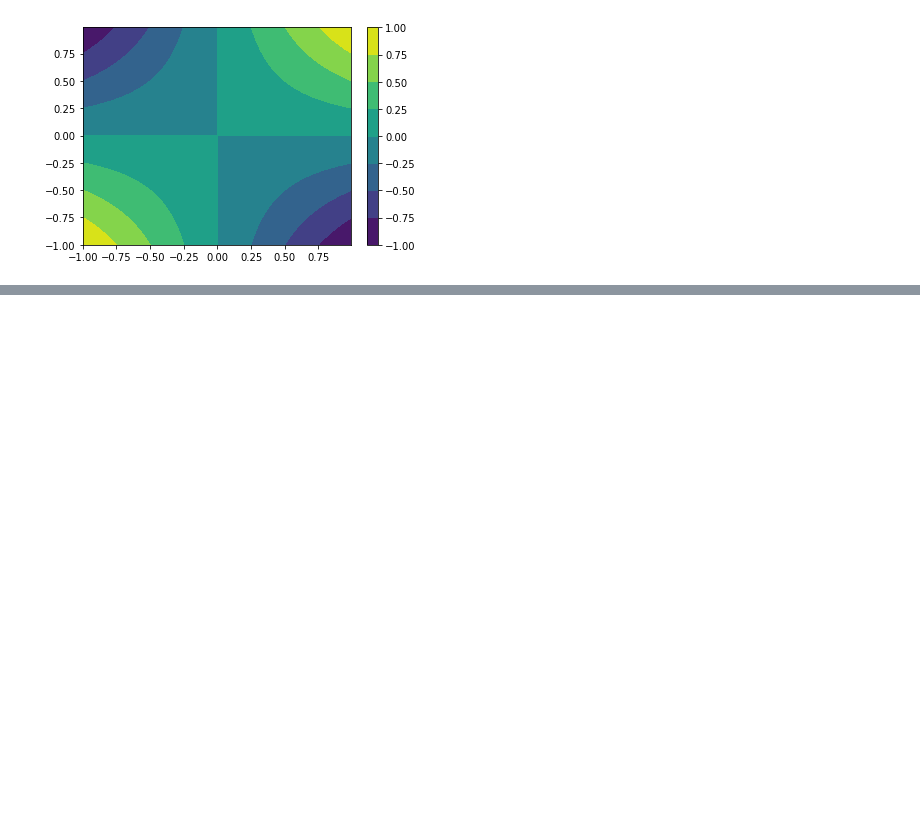
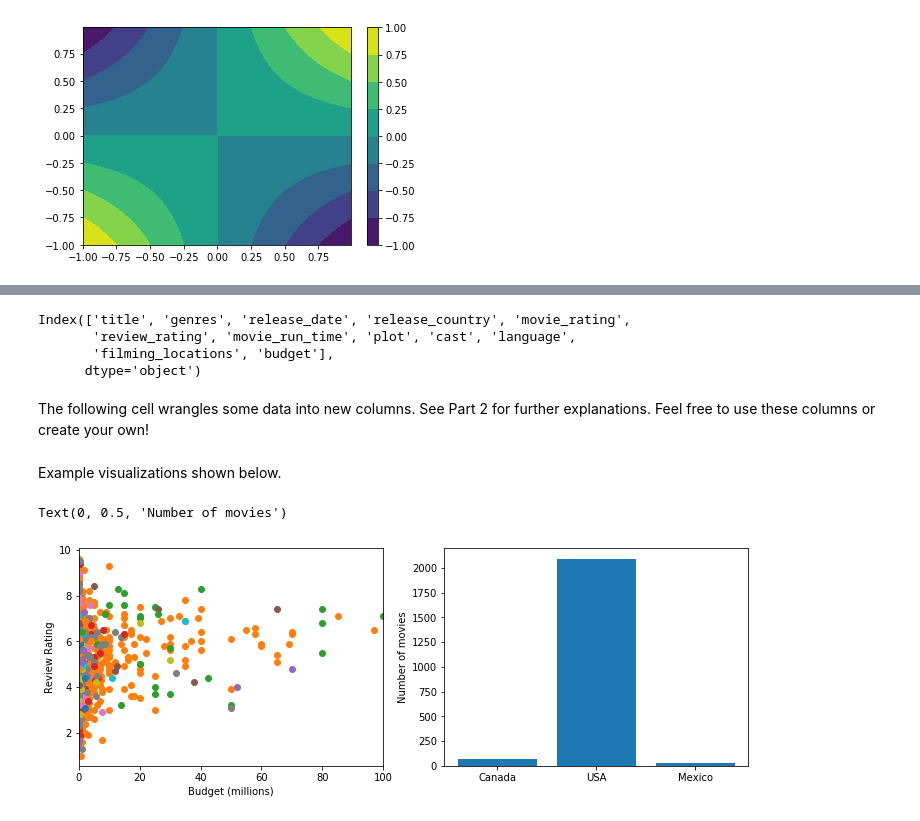
Before and after one commit to adasilva/AnatomyOfMatplotlib, a Jupyter notebook: Part3-Plotting_Methods_Overview.ipynb, the cells around one changed output, grey strips where cells are left out. Drawn from its saved outputs; the diff is of its cells as text; code cells hidden in the pictures; blank space fills up the shorter version.

Commit message:
add another example

```diff
--- a/Part3-Plotting_Methods_Overview.ipynb
+++ b/Part3-Plotting_Methods_Overview.ipynb
@@ -75 +58,20 @@ colorbar = fig.colorbar(mapped_data)
 </div>
+# %%
+import pandas as pd
+#df = pd.read_csv("https://raw.githubusercontent.com/rfordatascience/tidytuesday/master/data/2019/2019-10-22/horror_movies.csv")
+df = pd.read_csv("data/horror_movies.csv")
+df.columns
+# %% [output]
+Index(['title', 'genres', 'release_date', 'release_country', 'movie_rating',
+       'review_rating', 'movie_run_time', 'plot', 'cast', 'language',
+       'filming_locations', 'budget'],
+      dtype='object')
+# %% [markdown]
+The following cell wrangles some data into new columns. See Part 2 for further explanations. Feel free to use these columns or create your own!
+# %%
+df['year_released'] = pd.to_datetime(df['release_date']).map(lambda d: d.year)
+df['has_witches'] = df['plot'].str.contains('witch')
+budget_split_columns = df['budget'].str.extract('([^0-9]*)([0-9.,]*)')
+budget_split_columns[budget_split_columns[1].notnull()].head()
+df["budget_currency"] = budget_split_columns[0]
+df["budget_amount"] = budget_split_columns[1].str.replace(",", "").astype("float")
@@ -75,0 +80,23 @@ colorbar = fig.colorbar(mapped_data)
+# %% [markdown]
+Example visualizations shown below.
+# %%
+fig, ax = plt.subplots(ncols=2, nrows=1, figsize=(12, 4))
+
+# Plot a separate color for each currency.
+for currency in df['budget_currency'].unique():
+    filtered_df = df[df['budget_currency'] == currency]
+    ax[0].scatter(filtered_df["budget_amount"]/10**6, filtered_df["review_rating"], label=currency)
+
+ax[0].set_xlim(0, 100)  # Cut out the larger numbers.
+ax[0].set_xlabel("Budget (millions)")
+ax[0].set_ylabel("Review Rating")
+#ax[0].legend()  # There are *lots* of currencies. Uncomment to see what happens...
+
+# Since there are many countries, let's select just a few.
+countries = ["Canada", "USA", "Mexico"]
+movie_count_by_country = [df[df["release_country"]==x].shape[0] for x in countries]
+ax[1].bar(countries, movie_count_by_country)
+ax[1].set_ylabel("Number of movies")
+# %% [output]
+Text(0, 0.5, 'Number of movies')
+[figure, added]
```
Also changed, not shown: parts of 6 cells of this notebook, 3 other files.
